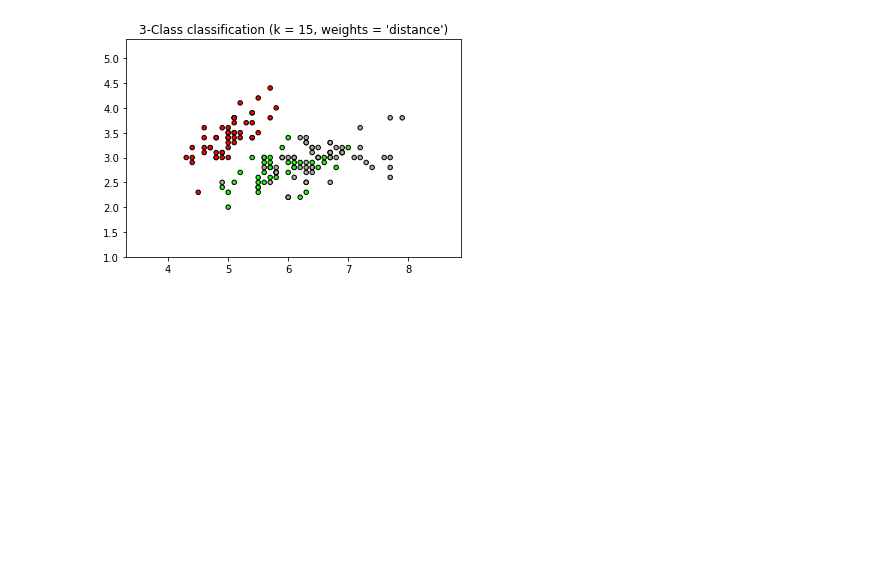
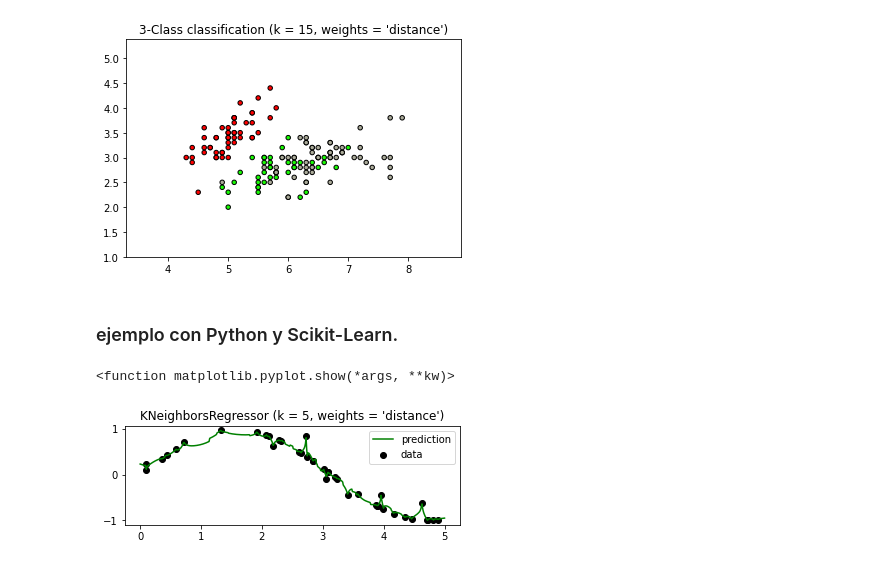
Before and after one commit to RepoIA/Investigacion, a Jupyter notebook: KnearestNeighborsDouglas.ipynb, the cells around one changed output. Drawn from its saved outputs; the diff is of its cells as text; code cells hidden in the pictures; blank space fills up the shorter version.

Commit message:
agregado otro ejemplo

```diff
--- a/KnearestNeighborsDouglas.ipynb
+++ b/KnearestNeighborsDouglas.ipynb
@@ -215,3 +215,5 @@ plt.title("3-Class classification (k = %i, weights = '%s')"
 # %% [output]
 Text(0.5, 1.0, "3-Class classification (k = 15, weights = 'distance')")
 [figure]
+# %% [markdown]
+### ejemplo con Python y Scikit-Learn.
@@ -217,0 +224,25 @@ Text(0.5, 1.0, "3-Class classification (k = 15, weights = 'distance')")
+# %%
+# Generamos los datos
+np.random.seed(0)
+X = np.sort(5 * np.random.rand(40, 1), axis=0)
+T = np.linspace(0, 5, 500)[:, np.newaxis]
+y = np.sin(X).ravel()
+y[::5] += 1 * (0.5 - np.random.rand(8))
+# %%
+n_neighbors = 5 #Definimos el numero de vecinos que utilizaremos
+# %%
+for i, weights in enumerate(['uniform', 'distance']):
+    knn = neighbors.KNeighborsRegressor(n_neighbors, weights=weights) # Definimos al regresor
+    y_ = knn.fit(X, y).predict(T) # Lo entrenamos
+# %%
+# Graficamos los resultados
+plt.subplot(2, 1, i + 1)
+plt.scatter(X, y, c='k', label='data')
+plt.plot(T, y_, c='g', label='prediction')
+plt.axis('tight')
+plt.legend()
+plt.title("KNeighborsRegressor (k = %i, weights = '%s')" % (n_neighbors,weights))
+plt.show # Mostramos la grafica en pantallaweights))
+# %% [output]
+<function matplotlib.pyplot.show(*args, **kw)>
+[figure, added]
```
Also changed, not shown: parts of 1 cell of this notebook.
